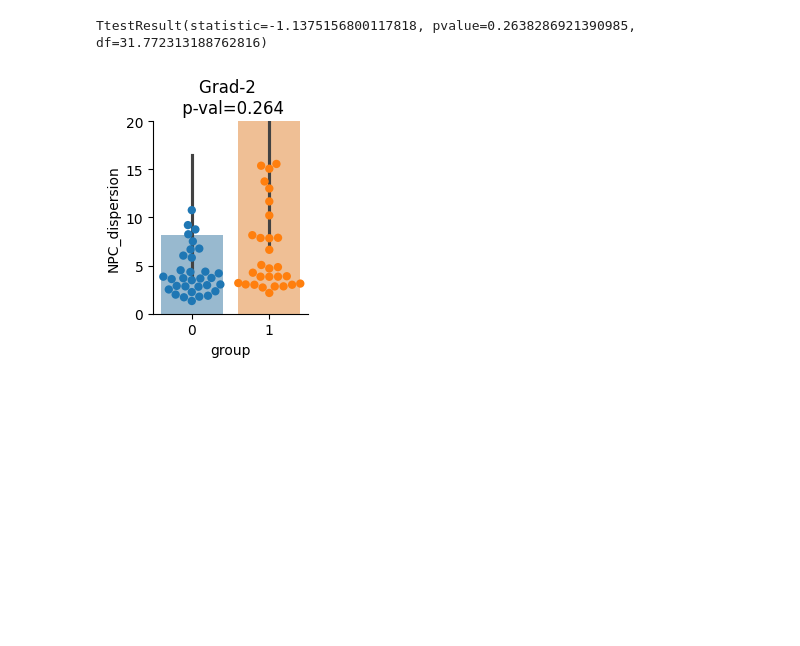
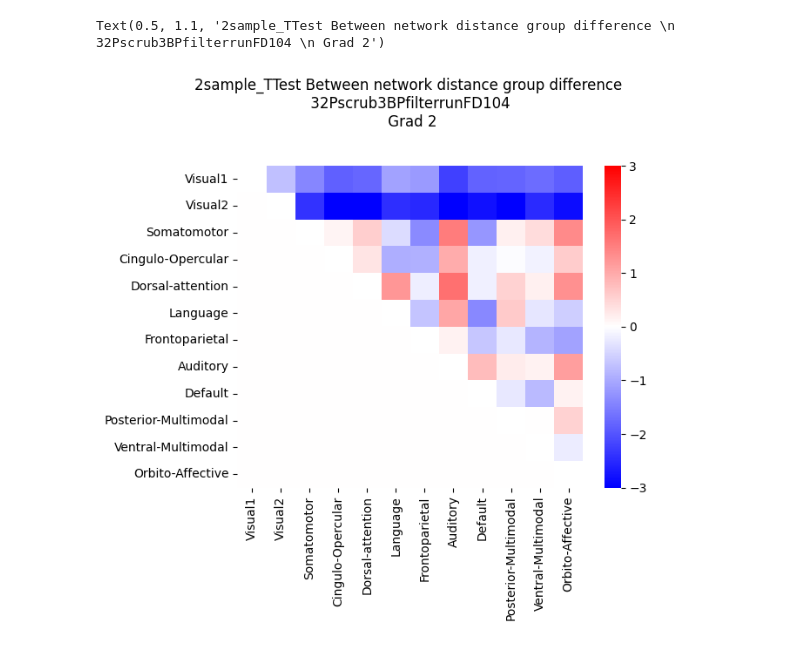
Before and after one commit to mrenke/parietal_patterns, a Jupyter notebook: gradients_noHalo/rep_groupDiffs_01.ipynb, the cells around one changed output. Drawn from its saved outputs; the diff is of its cells as text; code cells hidden in the pictures; blank space fills up the shorter version.

Commit message:
group differences new PostProcess ("noHalo")

```diff
--- a/gradients_noHalo/rep_groupDiffs_01.ipynb
+++ b/gradients_noHalo/rep_groupDiffs_01.ipynb
@@ -105,24 +282,0 @@ np.where(df['NPC_dispersion'] == df['NPC_dispersion'].max())
-# %%
-max_index = df['NPC_dispersion'].idxmax()
-
-# Drop the row with the maximum 'NPC_dispersion'
-df = df.drop(index=max_index)
-# %%
-from scipy.stats import ttest_ind
-
-y_var = 'NPC_2D_dispersion' if n_grad == 'both 2D' else 'NPC_dispersion' # #  'NPC_centroid' #
-
-tmp = df.copy()
-
-figure, axes = plt.subplots(1, 1,figsize = (2,2.5))
-sns.barplot(data=tmp.reset_index(), x ='group', hue='group',y=y_var, alpha=0.5,legend=False)
-sns.swarmplot(data=tmp.reset_index(),  x ='group', hue='group',y=y_var, size=6,legend=False)
-stats = ttest_ind(tmp.xs(0,0,'group')[y_var], tmp.xs(1,0,'group')[y_var], axis=0, equal_var=False)
-p_val = np.round(stats.pvalue,3)
-print(stats)
-
-axes.set(title=f'Grad-{n_grad} \n p-val={p_val}',ylabel=y_var, xlabel='group',ylim=[0,30])
-sns.despine()
-# %% [output]
-TtestResult(statistic=-1.1375156800117818, pvalue=0.2638286921390985, df=31.772313188762816)
-[figure, removed]
@@ -128,0 +317,42 @@ TtestResult(statistic=-1.1375156800117818, pvalue=0.2638286921390985, df=31.7723
+# %%
+from scipy.stats import ttest_ind
+from scipy.stats import mannwhitneyu
+
+test_name =  '2sample_TTest' #'mannwhitneyu'# # most not normally distributed...., but vmin/vmax in next step have to be adapted!
+
+N_nets = 12
+mat_pvals = np.ones([N_nets, N_nets])
+mat_rs = np.zeros([N_nets, N_nets]) # = Tvals !
+mat_outliers = np.zeros([N_nets, N_nets])
+
+distances = []
+net_name_comps = []
+for n1 in range(N_nets):
+    for n2 in range(n1, N_nets):
+        if n_grad == 'both 2D':
+            distance = np.linalg.norm(centroids_net[n1] - centroids_net[n2], axis=1)
+        else:
+            distance = np.abs(centroids_net[n1] - centroids_net[n2]) # (12, 66)
+        distances.append(distance)
+
+        df = pd.DataFrame(np.array(distance.T), index=sub_array,columns=['net_distance'])
+        df.index.name = 'subject'
+        df = df.join(group_list['group']).set_index('group',append=True)
+        if test_name == '2sample_TTest':
+            t_stat, p_val = ttest_ind(df.xs(0,0,'group'), df.xs(1,0,'group'), equal_var=False)
+        elif test_name == 'mannwhitneyu':
+            t_stat, p_val = mannwhitneyu(df.xs(0,0,'group'), df.xs(1,0,'group'), axis=0)
+        else:
+            raise ValueError('test_name not recognized')
+        mat_rs[n1,n2] = np.round(t_stat, 3)
+        mat_pvals[n1,n2] =  np.round(p_val, 4)
+
+        net_name_comps.append(str(CAatlas_names.loc[n1+1]['Network Name']) +  ' - ' + str(CAatlas_names.loc[n2+1]['Network Name']))
+# %%
+sns.heatmap(mat_rs, cmap='bwr',vmin=-3,vmax=3,
+            xticklabels=[str(CAatlas_names.loc[i+1]['Network Name']) for i in range(N_nets)],
+            yticklabels=[str(CAatlas_names.loc[i+1]['Network Name']) for i in range(N_nets)])
+plt.title(f'{test_name} Between network distance group difference \n {confspec} \n Grad {n_grad}', y=1.1)
+# %% [output]
+Text(0.5, 1.1, '2sample_TTest Between network distance group difference \n 32Pscrub3BPfilterrunFD104 \n Grad 2')
+[figure, added]
```
Also changed, not shown: parts of 35 cells of this notebook, 12 other files.
